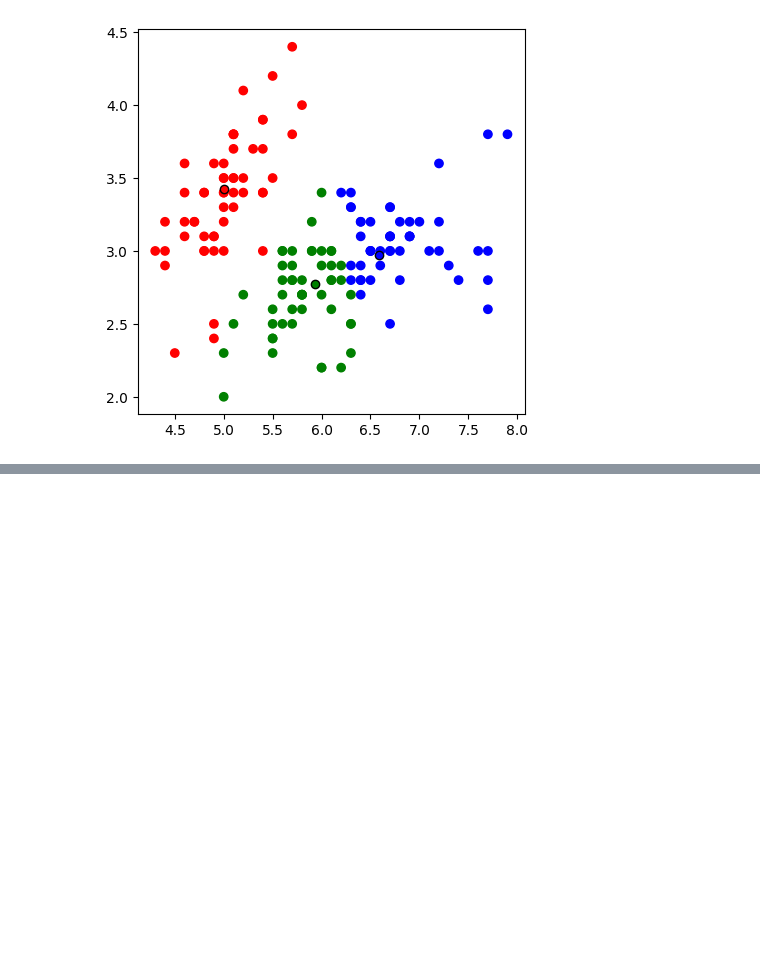
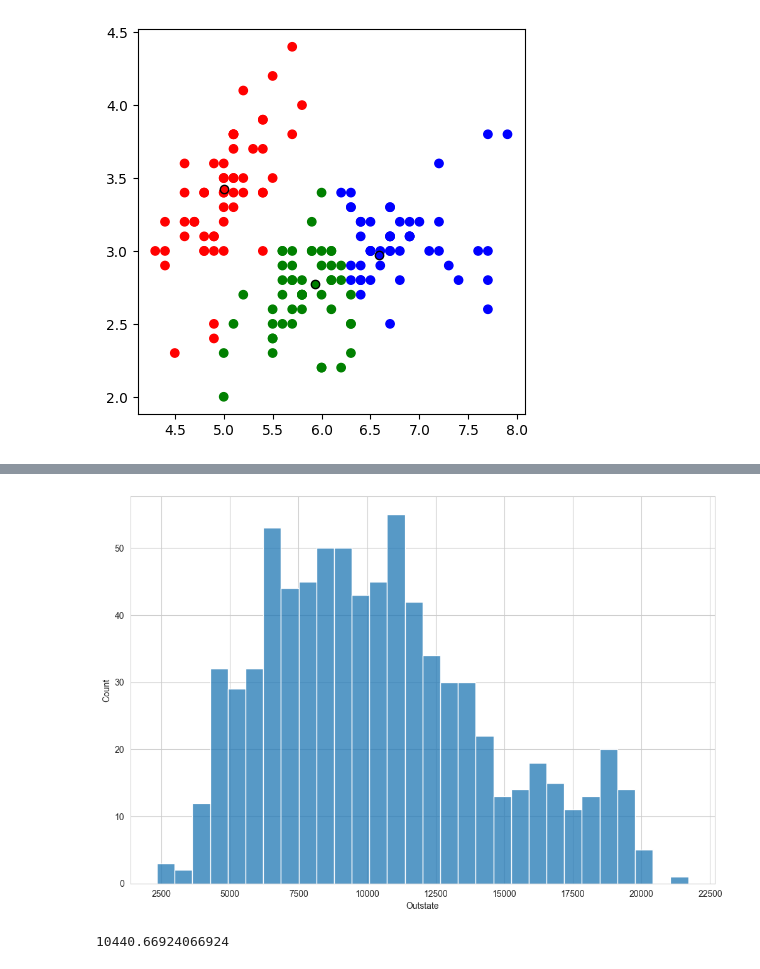
Before and after one commit to KidQuant/AOT, a Jupyter notebook: Tuesday A/Lesson 9 - Unsupervised Machine Learning/Unsupervised Learning - KMeans Clustering.ipynb, the cells around one changed output, grey strips where cells are left out. Cells and saved outputs as stored; diff of their text form; code cells hidden in the pictures; blank space fills up the shorter version.

Commit message:
updates for unsupervised learning

```diff
--- a/Tuesday A/Lesson 9 - Unsupervised Machine Learning/Unsupervised Learning - KMeans Clustering.ipynb
+++ b/Tuesday A/Lesson 9 - Unsupervised Machine Learning/Unsupervised Learning - KMeans Clustering.ipynb
@@ -168,0 +203,3 @@ plt.show()
+# %%
+college_df = pd.read_csv('unsupervised learning_activity_dataset.csv', index_col=0)
+college_df.head()
@@ -168,0 +300,17 @@ plt.show()
+# %%
+import seaborn as sns
+sns.set_style('whitegrid')
+# %%
+# Set up of the graphic area size
+plt.figure(figsize=(12,8))
+
+# Display (plot) and explore the distribution of a continuous (numeric) feature
+sns.histplot(college_df['Outstate'].dropna(), kde=False, bins=30)
+plt.show()
+# %% [output]
+[figure, added]
+# %%
+# Compute the arithmetic mean (average) value
+college_df['Outstate'].mean()
+# %% [output]
+10440.66924066924
```
Also changed, not shown: parts of 51 cells of this notebook, 3 other files.
